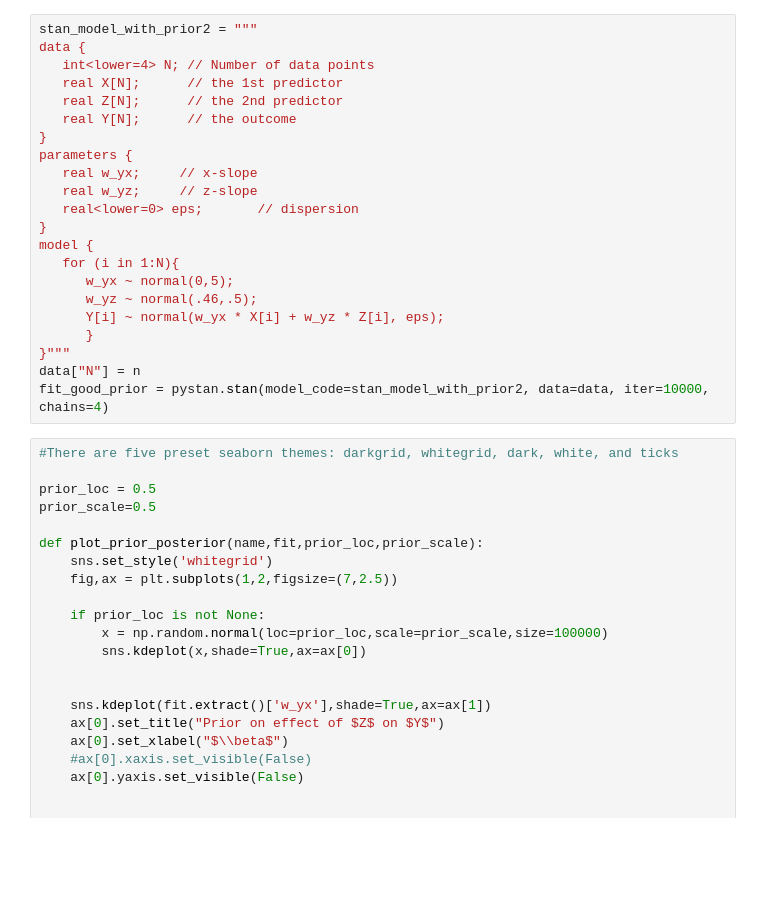
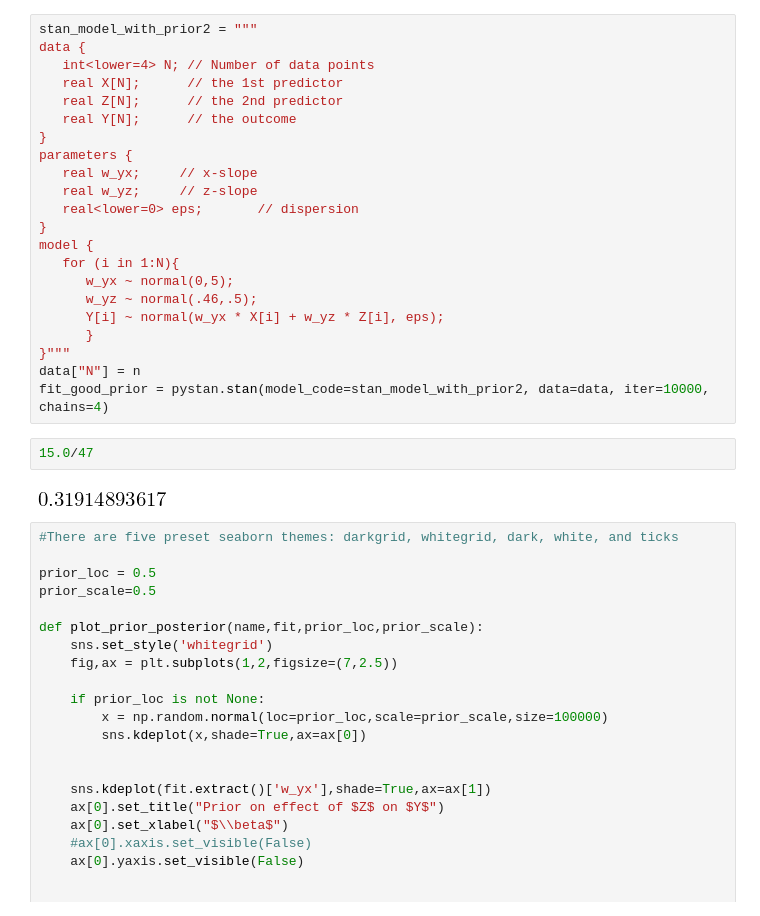
Before and after one commit to finnhacks42/causality, a Jupyter notebook: notebooks/Stan.ipynb, the cells around one changed output. Saved outputs shown, nothing was run; the diff lists cells and outputs as text; blank space fills up the shorter version.

```diff
--- a/notebooks/Stan.ipynb
+++ b/notebooks/Stan.ipynb
@@ -266,6 +266,10 @@ model {
 }"""
 data["N"] = n
 fit_good_prior = pystan.stan(model_code=stan_model_with_prior2, data=data, iter=10000, chains=4)
+# %%
+15.0/47
+# %% [output]
+[figure, added]
 # %%
 #There are five preset seaborn themes: darkgrid, whitegrid, dark, white, and ticks
 
```
Also changed, not shown: 14 other files.
